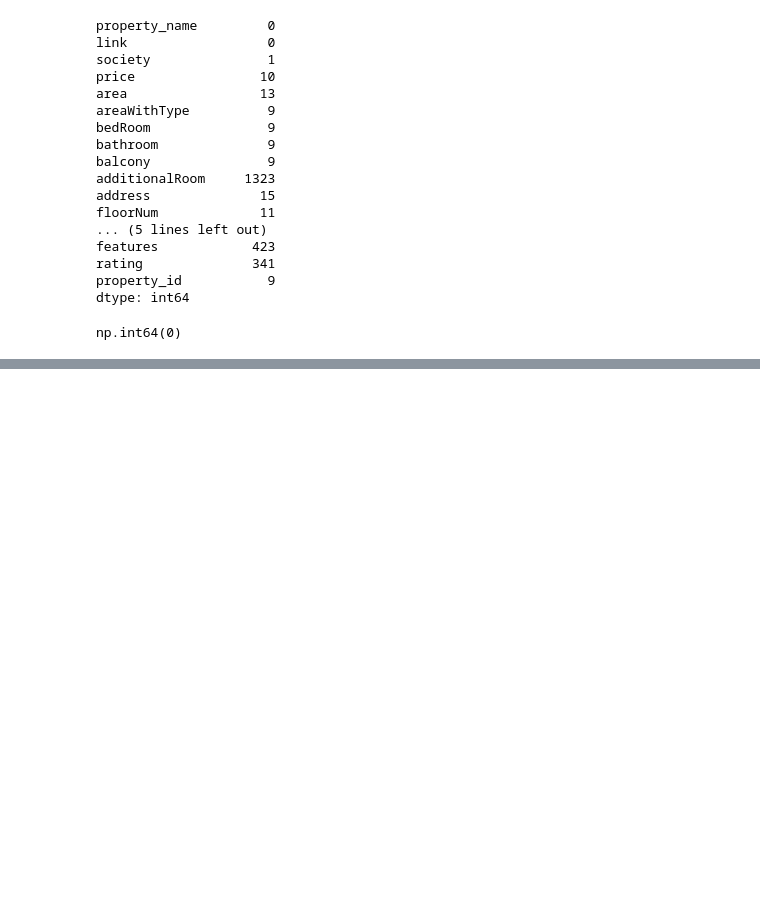
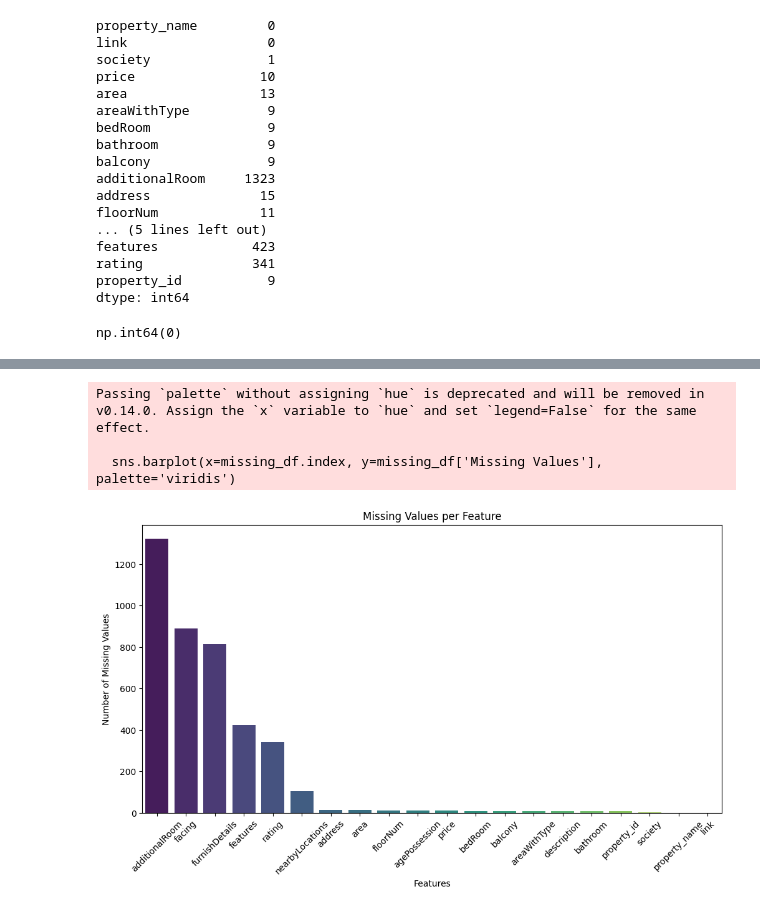
Before and after one commit to Megha2525/Real-Estate, a Jupyter notebook: notebook/01_load_flats.ipynb, the cells around one changed output, grey strips where cells are left out. Cells and saved outputs as stored; diff of their text form; code cells hidden in the pictures; blank space fills up the shorter version.

Commit message:
"Clean numeric columns and add EDA plots"

```diff
--- a/notebook/01_load_flats.ipynb
+++ b/notebook/01_load_flats.ipynb
@@ -78,25 +74,3 @@ dtype: int64
 df.duplicated().sum()
 # %% [output]
 np.int64(0)
-# %%
-# basic imports
-import pandas as pd
-import matplotlib.pyplot as plt
-import seaborn as sns
-
-# Load CSV
-df = pd.read_csv("../data/flats.csv")
-
-# Object type columns ke top values
-for col in df.select_dtypes(include="object").columns:
-    print(f"\n--- {col} ---")
-    print(df[col].value_counts().head(10))
-
-# Numerical distribution
-df.hist(figsize=(15,10), bins=30)
-plt.show()
-
-# Correlation heatmap
-plt.figure(figsize=(12,6))
-sns.heatmap(df.corr(numeric_only=True), annot=True, cmap="coolwarm")
-plt.show()
@@ -104,0 +87,14 @@ ModuleNotFoundError: No module named 'matplotlib'
+# %%
+# Count of missing values per column
+missing_values = df.isnull().sum()
+
+# Percentage of missing values per column
+missing_percent = (df.isnull().sum() / len(df)) * 100
+
+# Combine into a single DataFrame
+missing_df = pd.DataFrame({
+    'Missing Values': missing_values,
+    'Percentage': missing_percent
+}).sort_values(by='Missing Values', ascending=False)
+
+missing_df
@@ -104,0 +119,13 @@ ModuleNotFoundError: No module named 'matplotlib'
+# %%
+plt.figure(figsize=(12,6))
+sns.barplot(x=missing_df.index, y=missing_df['Missing Values'], palette='viridis')
+plt.xticks(rotation=45)
+plt.title('Missing Values per Feature')
+plt.ylabel('Number of Missing Values')
+plt.xlabel('Features')
+plt.show()
+# %% [output]
+Passing `palette` without assigning `hue` is deprecated and will be removed in v0.14.0. Assign the `x` variable to `hue` and set `legend=False` for the same effect.
+
+  sns.barplot(x=missing_df.index, y=missing_df['Missing Values'], palette='viridis')
+[figure, added]
```
Also changed, not shown: parts of 28 cells of this notebook.
